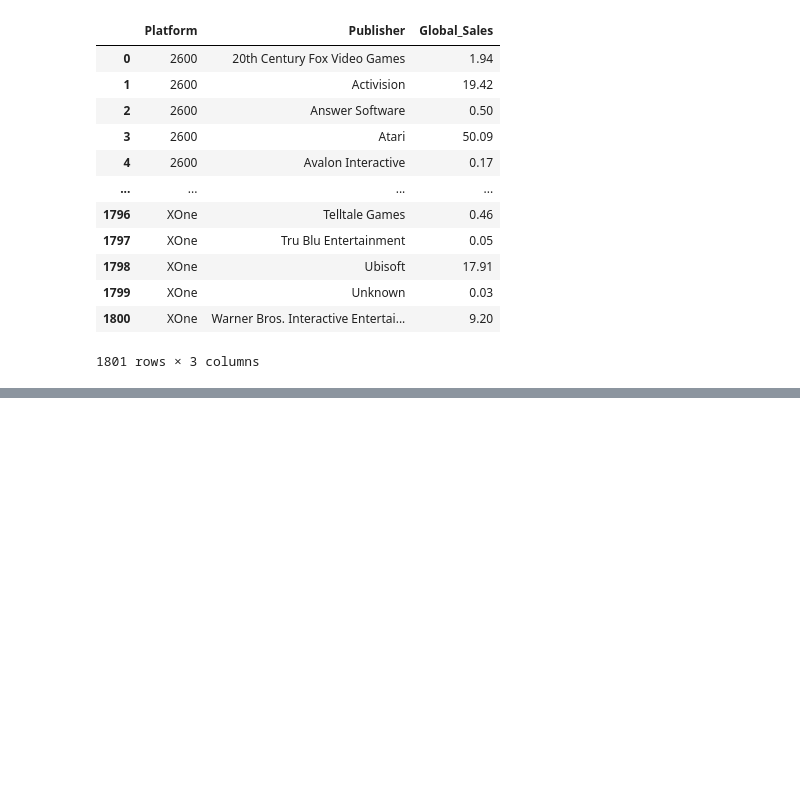
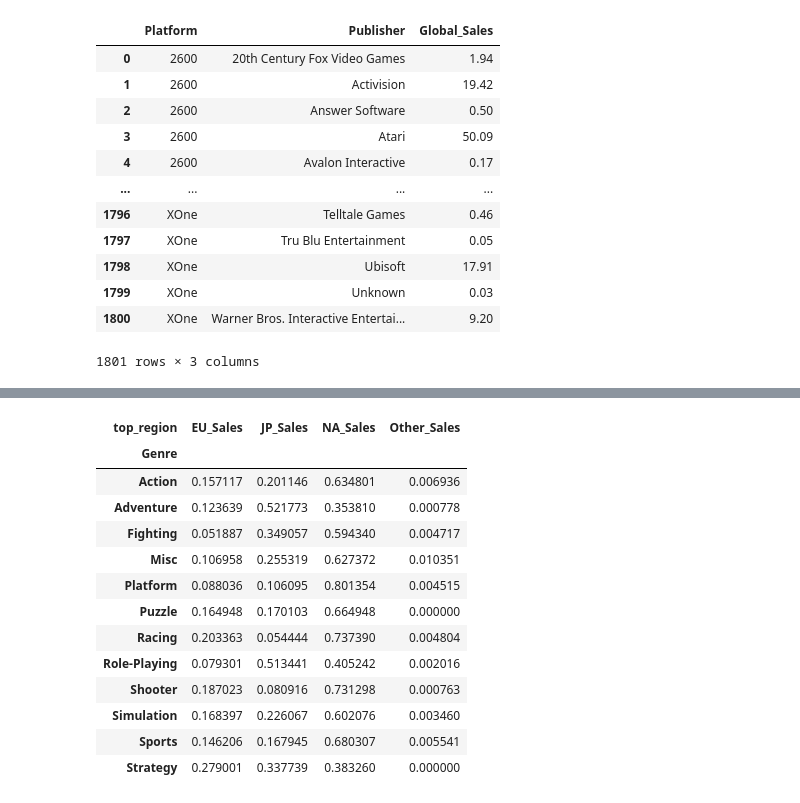
Before and after one commit to cafesmire/notebooks, a Jupyter notebook: video_game_sales/videogame_eda.ipynb, the cells around one changed output, grey strips where cells are left out. Saved outputs shown, nothing was run; the diff lists cells and outputs as text; code cells hidden in the pictures; blank space fills up the shorter version.

Commit message:
explore continent sales and distributions

```diff
--- a/video_game_sales/videogame_eda.ipynb
+++ b/video_game_sales/videogame_eda.ipynb
@@ -155,0 +157,3 @@ platform_max_year
+# %%
+df = df.merge(platform_peak_year, on='Platform', how='left', suffixes=('', '_peak'))
+df.head()
@@ -155,0 +167,3 @@ platform_max_year
+# %%
+df['is_peak_year_release'] = df['Year'] == df['Year_peak']
+df.head()
@@ -155,0 +177,4 @@ platform_max_year
+# %%
+region_columns = ['NA_Sales', 'EU_Sales', 'JP_Sales', 'Other_Sales']
+df['top_region'] = df[region_columns].idxmax(axis=1)
+df.head()
@@ -155,0 +189,7 @@ platform_max_year
+# %%
+df['top_region_share'] = np.where(
+  df.Global_Sales > 0,
+  df[region_columns].max(axis=1) / df.Global_Sales,
+  0
+)
+df.head()
@@ -155,0 +204,19 @@ platform_max_year
+# %%
+genre_distribution_per_area = df.groupby('Genre')['top_region'].value_counts(normalize=True)
+genre_distribution_per_area = genre_distribution_per_area.unstack(fill_value=0);
+genre_distribution_per_area
+# %% [output]
+| top_region | EU_Sales | JP_Sales | NA_Sales | Other_Sales |
+| Genre |  |  |  |  |
+| Action | 0.157117 | 0.201146 | 0.634801 | 0.006936 |
+| Adventure | 0.123639 | 0.521773 | 0.353810 | 0.000778 |
+| Fighting | 0.051887 | 0.349057 | 0.594340 | 0.004717 |
+| Misc | 0.106958 | 0.255319 | 0.627372 | 0.010351 |
+| Platform | 0.088036 | 0.106095 | 0.801354 | 0.004515 |
+| Puzzle | 0.164948 | 0.170103 | 0.664948 | 0.000000 |
+| Racing | 0.203363 | 0.054444 | 0.737390 | 0.004804 |
+| Role-Playing | 0.079301 | 0.513441 | 0.405242 | 0.002016 |
+| Shooter | 0.187023 | 0.080916 | 0.731298 | 0.000763 |
+| Simulation | 0.168397 | 0.226067 | 0.602076 | 0.003460 |
+| Sports | 0.146206 | 0.167945 | 0.680307 | 0.005541 |
+| Strategy | 0.279001 | 0.337739 | 0.383260 | 0.000000 |
```
Also changed, not shown: parts of 7 cells of this notebook.
